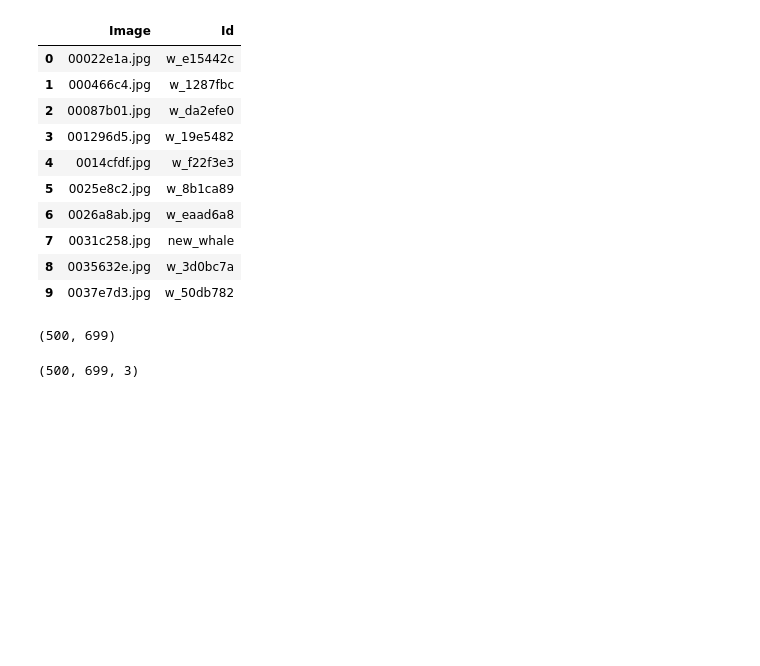
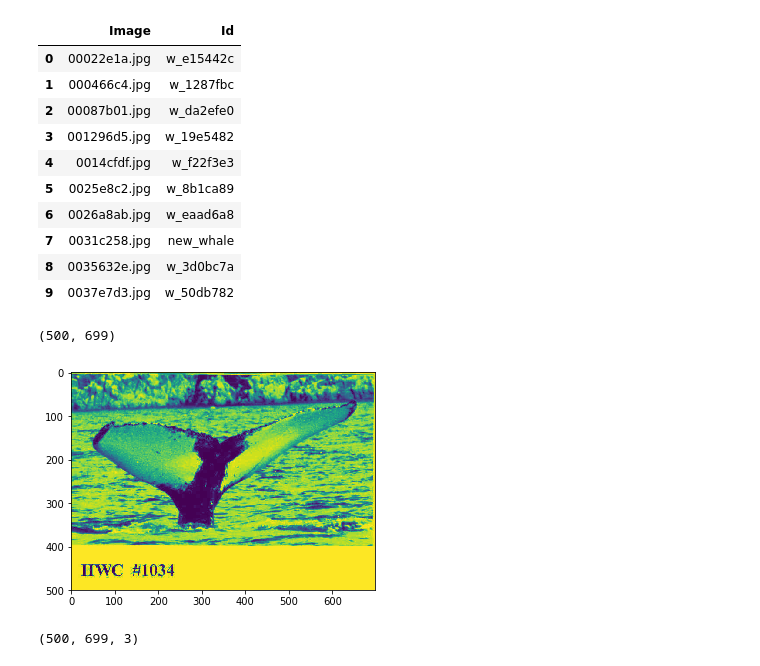
Before and after one commit to ebartrum/Kaggle-Whale-Identification, a Jupyter notebook: Siam with transfer.ipynb, the cells around one changed output. Cells and saved outputs as stored; diff of their text form; code cells hidden in the pictures; blank space fills up the shorter version.

```diff
--- a/Siam with transfer.ipynb
+++ b/Siam with transfer.ipynb
@@ -43,8 +43,10 @@ np.array(image).shape
 # %% [output]
 (500, 699)
 # %%
-# plt.imshow(image)
-# plt.show()
+plt.imshow(image)
+plt.show()
+# %% [output]
+[figure, added]
 # %%
 new_image = np.repeat(np.expand_dims(image, axis=2),3, axis=2)
 # %%
```
Also changed, not shown: parts of 15 cells of this notebook, 3 other files.
